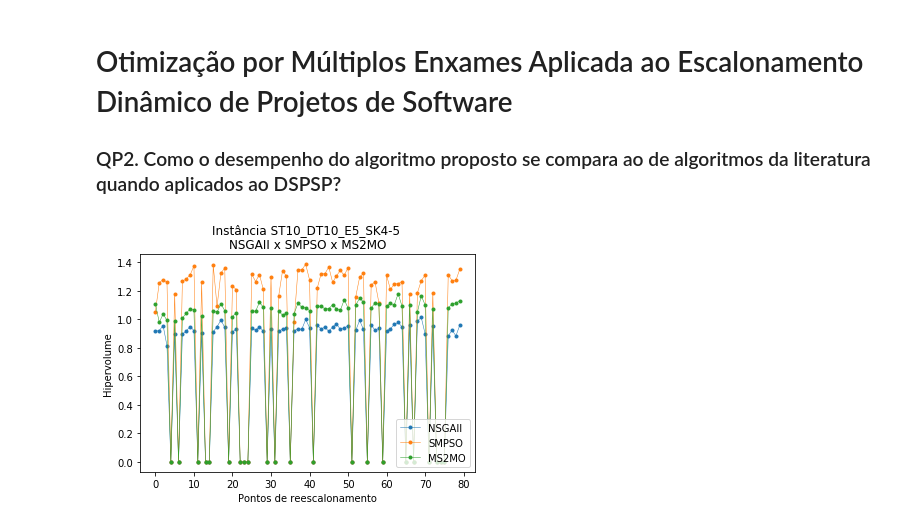
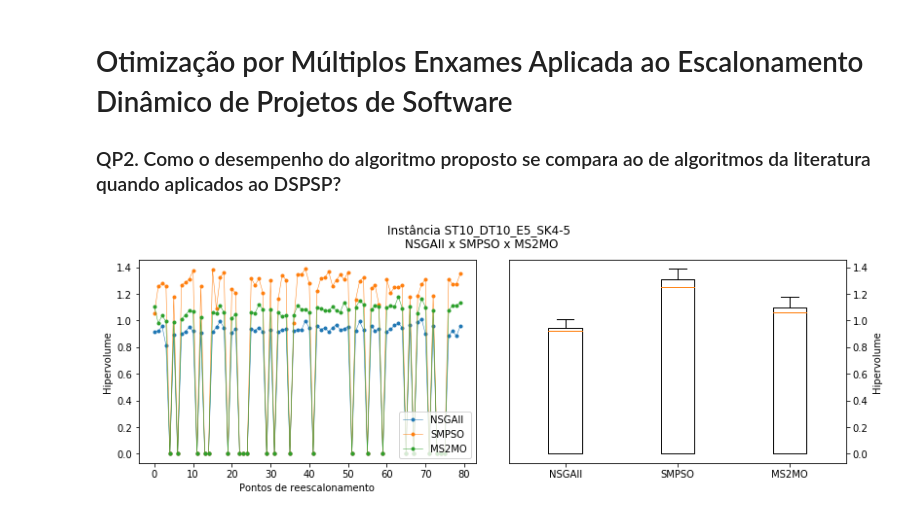
Before and after one commit to rodrigoamaral/spsp-jmetal, a Jupyter notebook: dspsp-analysis/rq2_all_algorithms.ipynb, the cells around one changed output. Cells and saved outputs as stored; diff of their text form; code cells hidden in the pictures.

```diff
--- a/dspsp-analysis/rq2_all_algorithms.ipynb
+++ b/dspsp-analysis/rq2_all_algorithms.ipynb
@@ -50,26 +51,31 @@ def boxplot_hv(data, inst, algorithms):
 
 
 def combined_plot_hv(data, inst, algorithms):
-    plt.title("Instância {} \n{}".format(inst, " x ".join(algorithms)))
 
-    plt.subplot(1, 2, 1)
-    plt.xlabel("Pontos de reescalonamento")
-    plt.ylabel("Hipervolume")
+    f, (ax1, ax2) = plt.subplots(1, 2, figsize=(13, 4))
+    f.suptitle("Instância {} \n{}".format(inst, " x ".join(algorithms)))
+
     for alg in algorithms:
-        plt.plot(data[inst][alg].hypervolume, "-o", markersize=3, lw=.5)
-    plt.legend(algorithms, loc="lower right")
+        ax1.plot(data[inst][alg].hypervolume, "-o", markersize=3, lw=.5)
+    ax1.set_xlabel("Pontos de reescalonamento")
+    ax1.set_ylabel("Hipervolume")
+    ax1.legend(algorithms, loc="lower right")
 
-    plt.subplot(1, 2, 2)
-    plt.boxplot([data[inst][alg].hypervolume for alg in algorithms], labels=algorithms)
+    ax2.yaxis.tick_right()
+    ax2.yaxis.set_label_position("right")
+    ax2.boxplot([data[inst][alg].hypervolume for alg in algorithms], labels=algorithms)
+    ax2.set_ylabel("Hipervolume")
 
-
-    plt.show()
+    f.subplots_adjust(wspace=0.1, top=0.85)
 # %%
 hv_execution = hv_measures(data, grouping="execution", limit=5)
 hv_event = hv_measures(data, limit=80)
 # %%
 inst = "ST10_DT10_E5_SK4-5"
 algorithms = ["NSGAII", "SMPSO", "MS2MO"]
-plot_hv(hv_event, inst, algorithms)
+datasets = [hv_event[inst][alg].hypervolume for alg in algorithms]
+# plot_hv(hv_event, inst, algorithms)
+# boxplot_hv(hv_event, inst, algorithms)
+combined_plot_hv(hv_event, inst, algorithms)
 # %% [output]
-[figure, old version]
+[figure, new version]
```
Also changed, not shown: parts of 11 cells of this notebook, 1 other file.
